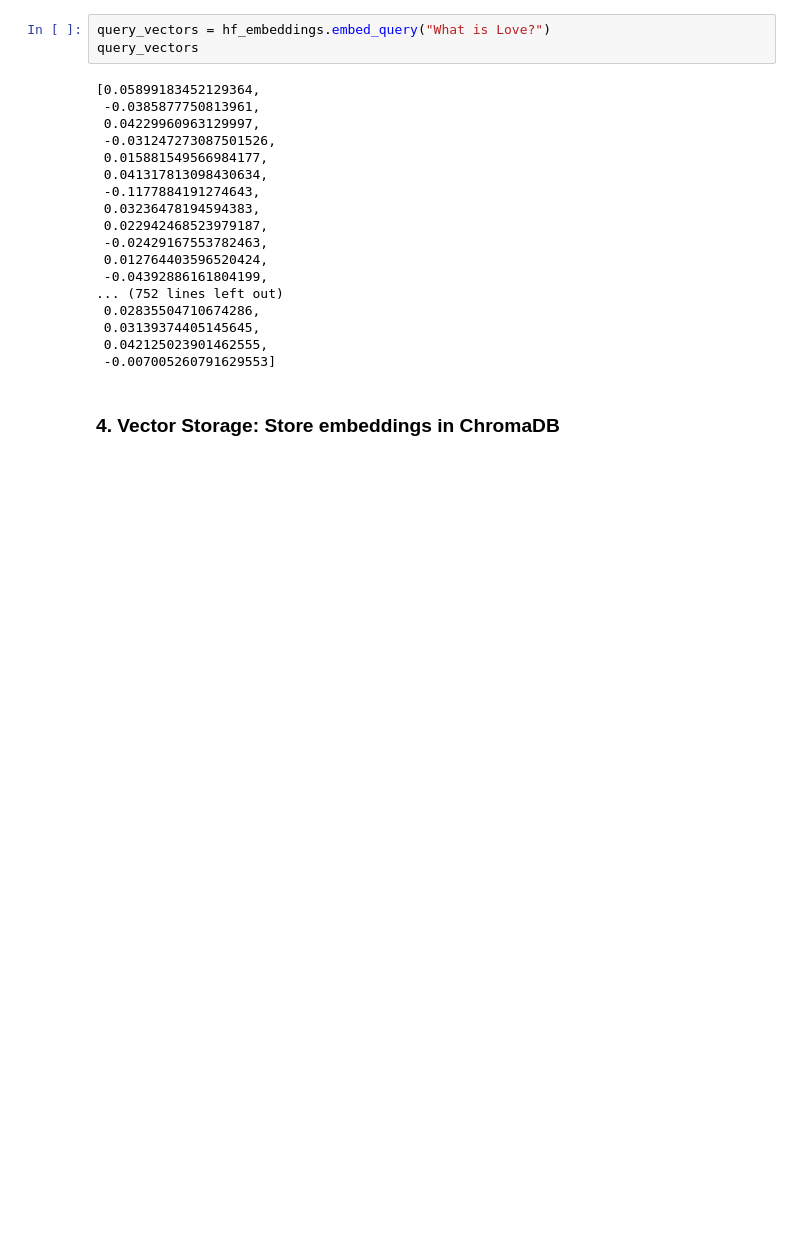
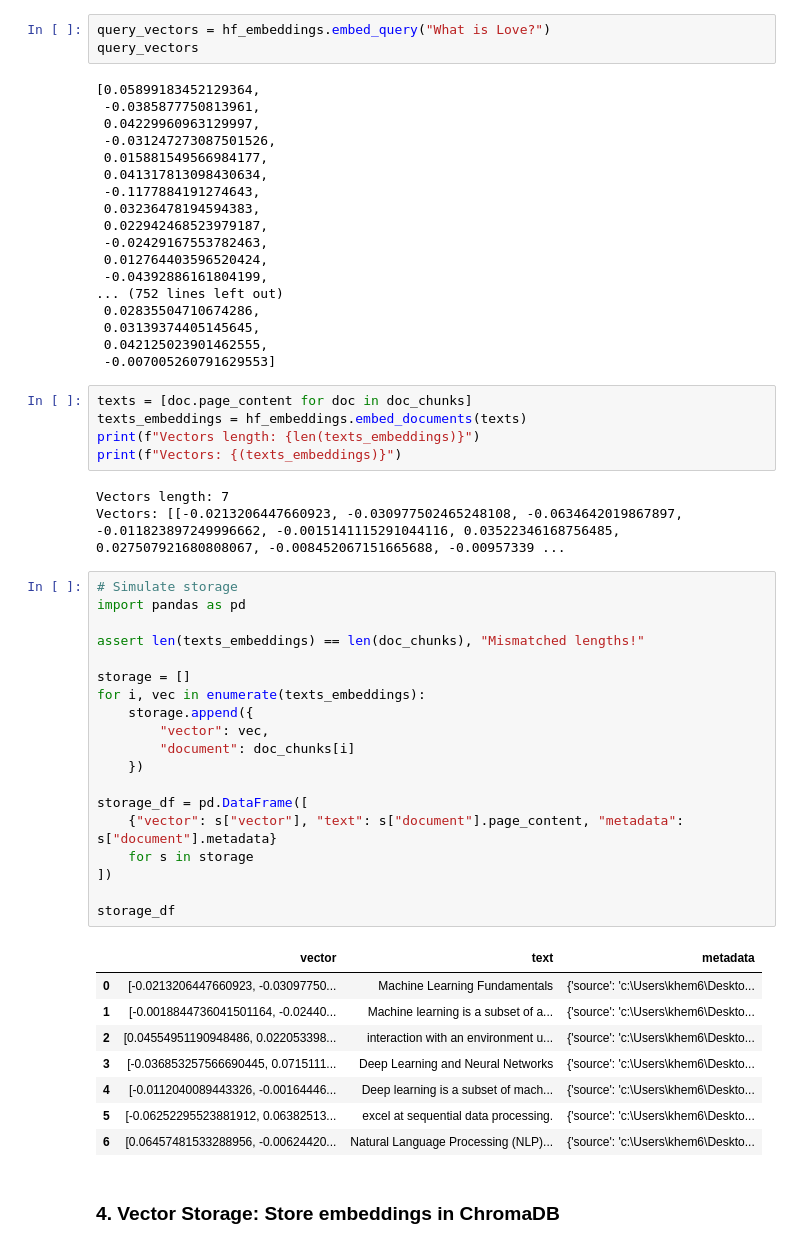
Before and after one commit to Kh3m/rag-bootcamp-projects, a Jupyter notebook: 3_Vector_Store_and_DBs/chromadb_rag_pipeline.ipynb, the cells around one changed output. Cells and saved outputs as stored; diff of their text form; blank space fills up the shorter version.

Commit message:
Simulate vector store pairing (vector + Document) in a DataFrame

```diff
--- a/3_Vector_Store_and_DBs/chromadb_rag_pipeline.ipynb
+++ b/3_Vector_Store_and_DBs/chromadb_rag_pipeline.ipynb
@@ -177,6 +177,42 @@ query_vectors
  0.03139374405145645,
  0.042125023901462555,
  -0.007005260791629553]
+# %%
+texts = [doc.page_content for doc in doc_chunks]
+texts_embeddings = hf_embeddings.embed_documents(texts)
+print(f"Vectors length: {len(texts_embeddings)}")
+print(f"Vectors: {(texts_embeddings)}")
+# %% [output]
+Vectors length: 7
+Vectors: [[-0.0213206447660923, -0.030977502465248108, -0.0634642019867897, -0.011823897249996662, -0.0015141115291044116, 0.03522346168756485, 0.027507921680808067, -0.008452067151665688, -0.00957339 ...
+# %%
+# Simulate storage
+import pandas as pd
+
+assert len(texts_embeddings) == len(doc_chunks), "Mismatched lengths!"
+
+storage = []
+for i, vec in enumerate(texts_embeddings):
+    storage.append({
+        "vector": vec,
+        "document": doc_chunks[i]
+    })
+
+storage_df = pd.DataFrame([
+    {"vector": s["vector"], "text": s["document"].page_content, "metadata": s["document"].metadata}
+    for s in storage
+])
+
+storage_df
+# %% [output]
+|  | vector | text | metadata |
+| 0 | [-0.0213206447660923, -0.03097750... | Machine Learning Fundamentals | {'source': 'c:\Users\khem6\Deskto... |
+| 1 | [-0.0018844736041501164, -0.02440... | Machine learning is a subset of a... | {'source': 'c:\Users\khem6\Deskto... |
+| 2 | [0.04554951190948486, 0.022053398... | interaction with an environment u... | {'source': 'c:\Users\khem6\Deskto... |
+| 3 | [-0.036853257566690445, 0.0715111... | Deep Learning and Neural Networks | {'source': 'c:\Users\khem6\Deskto... |
+| 4 | [-0.0112040089443326, -0.00164446... | Deep learning is a subset of mach... | {'source': 'c:\Users\khem6\Deskto... |
+| 5 | [-0.06252295523881912, 0.06382513... | excel at sequential data processing. | {'source': 'c:\Users\khem6\Deskto... |
+| 6 | [0.06457481533288956, -0.00624420... | Natural Language Processing (NLP)... | {'source': 'c:\Users\khem6\Deskto... |
 # %% [markdown]
 ### 4. Vector Storage: Store embeddings in ChromaDB
 # %% [markdown]
```
